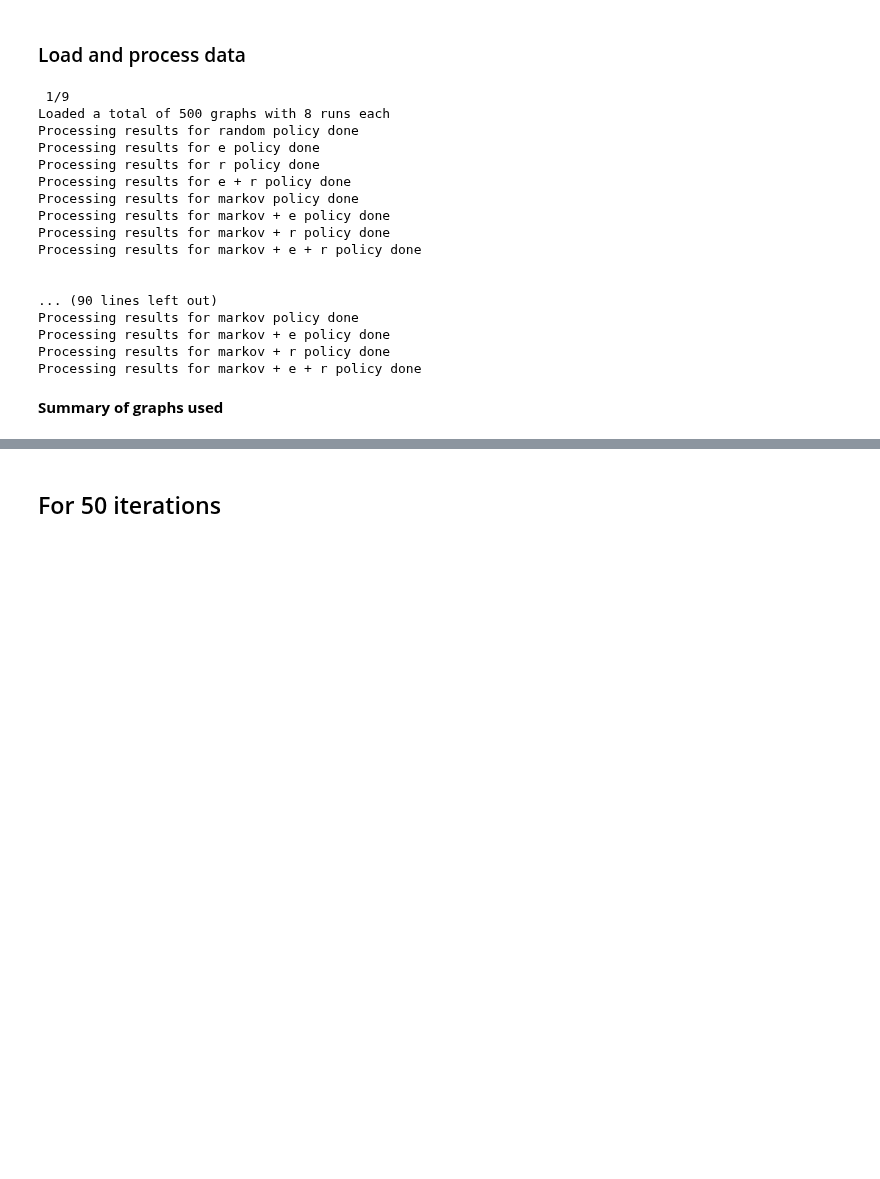
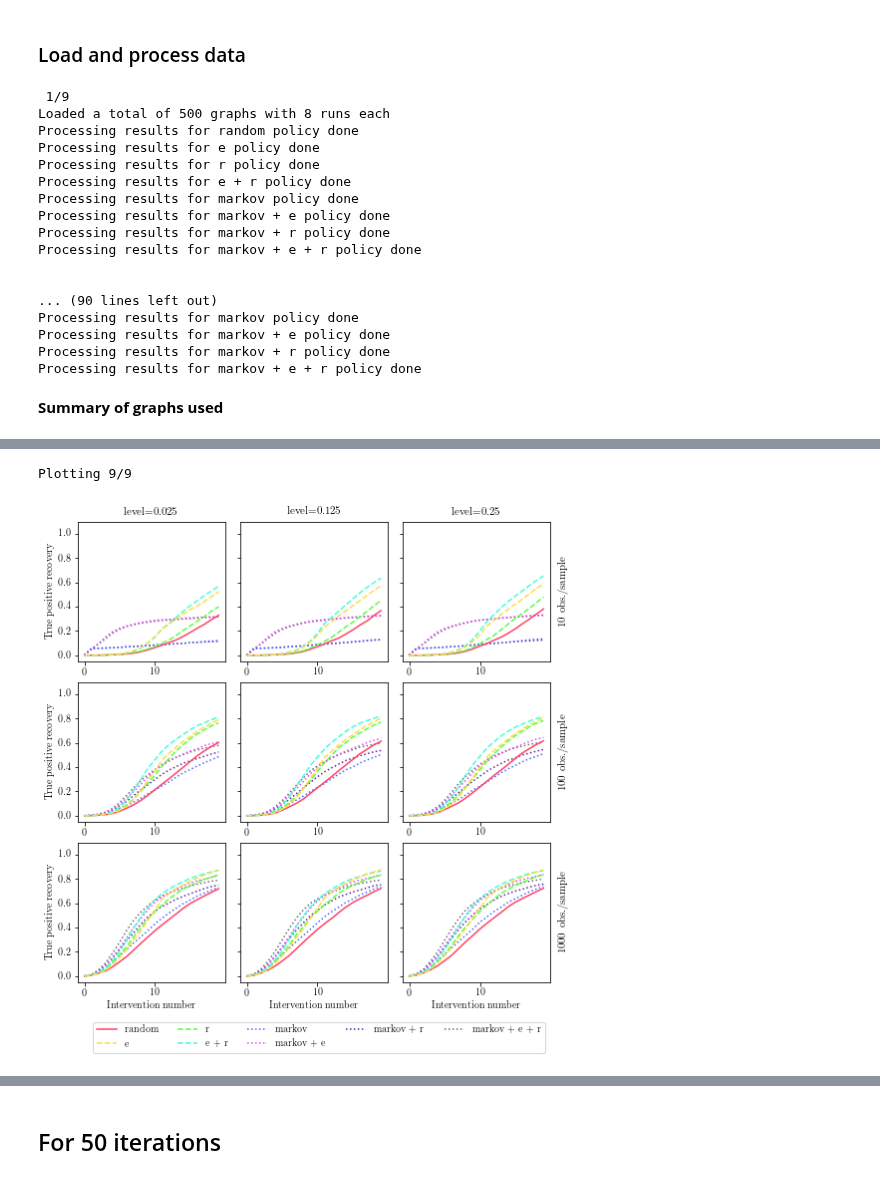
Before and after one commit to juangamella/aicp, a Jupyter notebook: plots_finite.ipynb, the cells around one changed output, grey strips where cells are left out. Cells and saved outputs as stored; diff of their text form; code cells hidden in the pictures; blank space fills up the shorter version.

```diff
--- a/plots_finite.ipynb
+++ b/plots_finite.ipynb
@@ -381 +282,45 @@ plt.savefig('figures/tpr_finite.pdf', bbox_inches='tight')
+# %%
+# Plot settings
+gs = gridspec.GridSpec(3, 3, wspace=0.10, hspace=0.15)
+plt.figure(figsize=(8.5,8.5))
+
+plot_iter = 20
+x_axis = np.arange(0, plot_iter)
+ylim = [-0.05, 1.1]
+linestyle = ['-', '--', '--', '--', ':', ':', ':', ':']
+zorder = [1,4,2,3,-1,-2,-3,-4]
+
+plots = zip([Trajectories[i] for i in [0,3,6,1,4,7,2,5,8]],
+            levels * 3,
+            [10] * 3 + [100] * 3 + [1000] * 3)
+
+##############################
+# Plot trajectories for n=10
+for i, (all_trajectories, level, sample_size) in enumerate(plots):
+    plt.subplot(gs[i])
+    ax = plt.gca()
+    print("Plotting %d/%d" % (i+1, len(Trajectories)), end="\r")
+    hm_dist = np.zeros((P, N*runs, max_iter+1))
+    for j, policy_trajectories in enumerate(all_trajectories.values()):
+        for k, trajectory in enumerate(policy_trajectories):
+            n = min(plot_iter, len(trajectory))
+            hm_dist[j, k, 0:n] = trajectory[0:n]
+    mean = np.mean(hm_dist == 0, axis=1)
+    # Plot TPR for each policy
+    for j,name in enumerate(names):
+        ax.plot(x_axis, mean[j,x_axis], label=name, linewidth=1.5, linestyle = linestyle[j], color=colors[j], zorder=zorder[j])
+    # Labels / legend
+    if i < 3:
+        ax.text(0.5,1.05,"level=%s" % level, transform=ax.transAxes, fontsize=11, ha="center")
+    if i % 3 == 2:
+        ax.text(1.05,0.5,"%d obs./sample" % sample_size, transform=ax.transAxes, fontsize=11, va="center", rotation=90)
+    ax.set_yticklabels([]) if i % 3 != 0 else None
+    plt.ylim(ylim)
+    plt.ylabel("True positive recovery") if i % 3 == 0 else None
+    plt.xlabel("Intervention number") if i >= 6 else None
+ax.legend(prop=fontP, ncol=5, bbox_to_anchor=(1, -.25))
+plt.savefig('figures/sensitivity.pdf', bbox_inches='tight')
+# %% [output]
+Plotting 9/9
+[figure, added]
 # %% [markdown]
```
Also changed, not shown: parts of 27 cells of this notebook.
